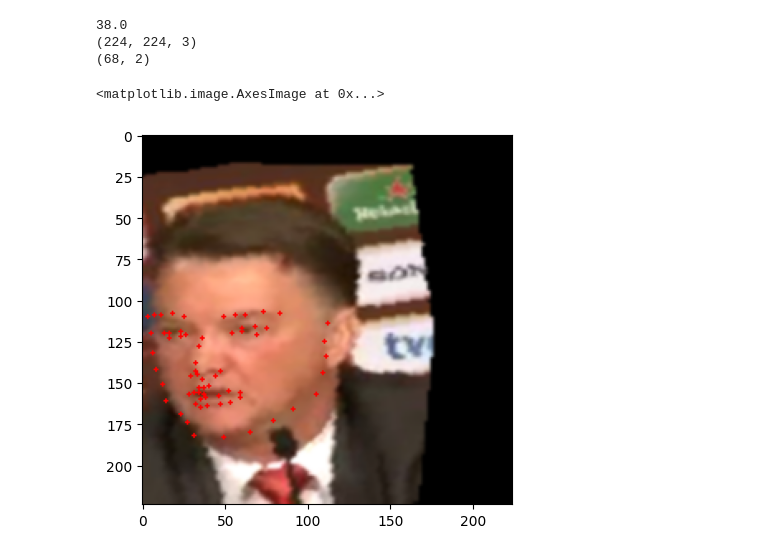
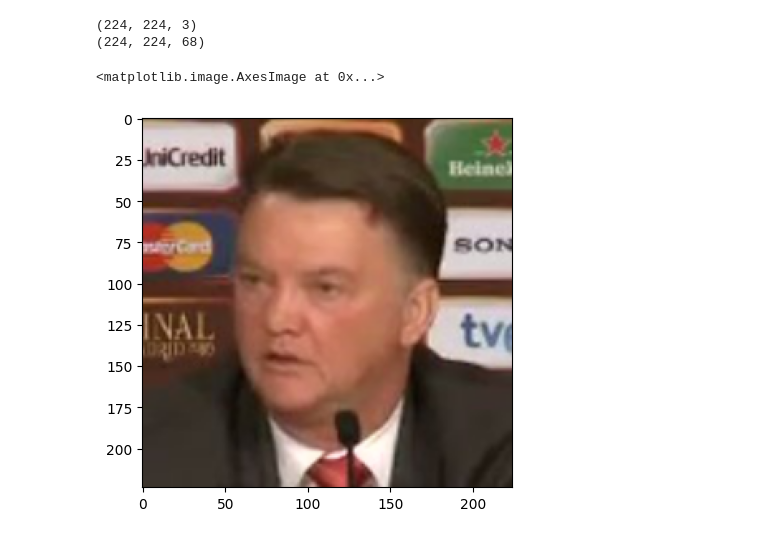
Before and after one commit to rihat99/CV701_Assignemnt_4, a Jupyter notebook: test_data.ipynb, the cells around one changed output. Drawn from its saved outputs; the diff is of its cells as text; code cells hidden in the pictures.

```diff
--- a/test_data.ipynb
+++ b/test_data.ipynb
@@ -14,44 +14,33 @@ transforms = v2.Compose([
     v2.Normalize(mean=[0.485,0.456,0.406],std=[0.229,0.224,0.225]),
     v2.ToImage(),
     v2.ToDtype(torch.float32),
-    v2.RandomHorizontalFlip(p=0.5),
-    v2.RandomRotation(degrees=(-25, 25)),
-    v2.RandomAffine(degrees=(-15, 15), translate=(0.2, 0.2), scale=(0.8, 1.2), shear=(-10, 10, -10, 10)),
+    # v2.RandomRotation(degrees=(-25, 25)),
+    # v2.RandomAffine(degrees=(-15, 15), translate=(0.2, 0.2), scale=(0.8, 1.2), shear=(-10, 10, -10, 10)),
     v2.RandomResizedCrop((224, 224), scale=(0.8, 1.0), antialias=True),
-    v2.ColorJitter(brightness=0.2, contrast=0.2, saturation=0.2),
-    v2.GaussianBlur(kernel_size=3, sigma=(0.1, 1.0)),
-    v2.RandomAutocontrast(p=0.2),
-    v2.RandomEqualize(p=0.2),
+    # v2.ColorJitter(brightness=0.2, contrast=0.2, saturation=0.2),
+    # v2.GaussianBlur(kernel_size=3, sigma=(0.1, 1.0)),
+    # v2.RandomAutocontrast(p=0.2),
+    # v2.RandomEqualize(p=0.2),
 ])
 # %%
-test_dataset = FacialKeypointsDataset(csv_file='data/test_frames_keypoints.csv', root_dir='data/test/', transform=transforms)
-train_dataset = FacialKeypointsDataset(csv_file='data/training_frames_keypoints.csv', root_dir='data/training/')
+test_dataset = FacialKeypointsDataset(csv_file='data/test_frames_keypoints.csv', root_dir='data/test/', transform=transforms, heatmap=True)
 # %%
-sample = test_dataset[12]
+image, keypoints = test_dataset[12]
 
 
-image = sample['image'].permute(1, 2, 0).numpy()
+image = image.permute(1, 2, 0).numpy()
 image = (image * 255).astype(np.uint8)
-keypoints = sample['keypoints'].numpy()
+keypoints = keypoints.permute(1, 2, 0).numpy()
 
 
 print(image.shape)
 print(keypoints.shape)
 
 image = image.copy()
 
-
-num_keypoints = keypoints.shape[0]
-
-for i in range(num_keypoints):
-    keypoints_y = int(keypoints[i, 1] * image.shape[1])
-    keypoints_x = int(keypoints[i, 0] * image.shape[0])
-    cv2.circle(image, (keypoints_x, keypoints_y), 1, (255, 0, 0), -1)
-
 plt.imshow(image)
 # %% [output]
-38.0
 (224, 224, 3)
-(68, 2)
+(224, 224, 68)
 <matplotlib.image.AxesImage at 0x...>
-[figure, old version]
+[figure, new version]
```
Also changed, not shown: parts of 5 cells of this notebook, 8 other files.
